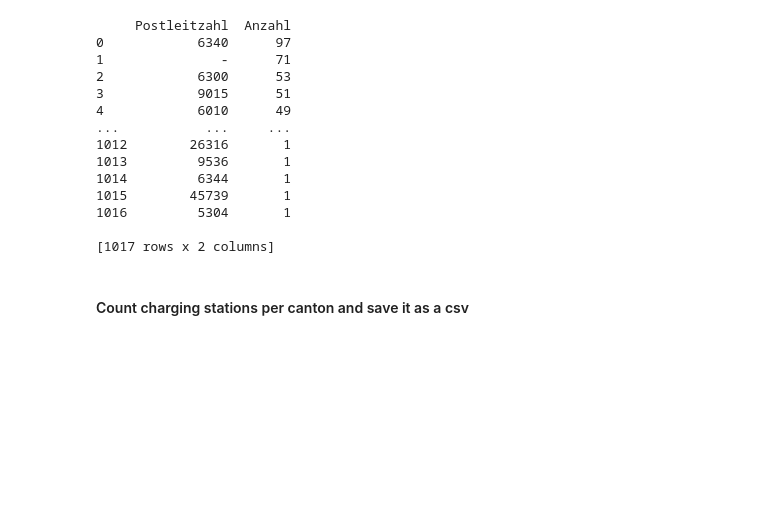
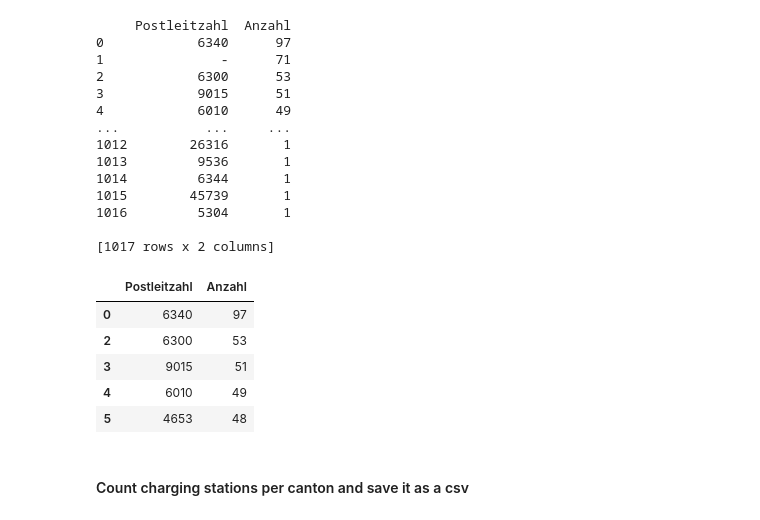
Before and after one commit to jk019/DA_LN_neues_Github, a Jupyter notebook: Datenaufbereitungen/Ladestellen_Datenaufbereitung.ipynb, the cells around one changed output. Drawn from its saved outputs; the diff is of its cells as text; code cells hidden in the pictures; blank space fills up the shorter version.

```diff
--- a/Datenaufbereitungen/Ladestellen_Datenaufbereitung.ipynb
+++ b/Datenaufbereitungen/Ladestellen_Datenaufbereitung.ipynb
@@ -291,6 +291,16 @@ print (ladestellen_pro_gemeinde)
 1016         5304       1
 
 [1017 rows x 2 columns]
+# %%
+ladestellen_pro_gemeinde = ladestellen_pro_gemeinde.drop(labels=1, axis=0)
+ladestellen_pro_gemeinde.head()
+# %% [output]
+|  | Postleitzahl | Anzahl |
+| 0 | 6340 | 97 |
+| 2 | 6300 | 53 |
+| 3 | 9015 | 51 |
+| 4 | 6010 | 49 |
+| 5 | 4653 | 48 |
 # %%
 ladestellen_pro_gemeinde.to_csv('../Ausgabedateien/ladestellen_pro_gemeinde.csv')
 # %% [markdown]
```
Also changed, not shown: parts of 2 cells of this notebook, 3 other files.
